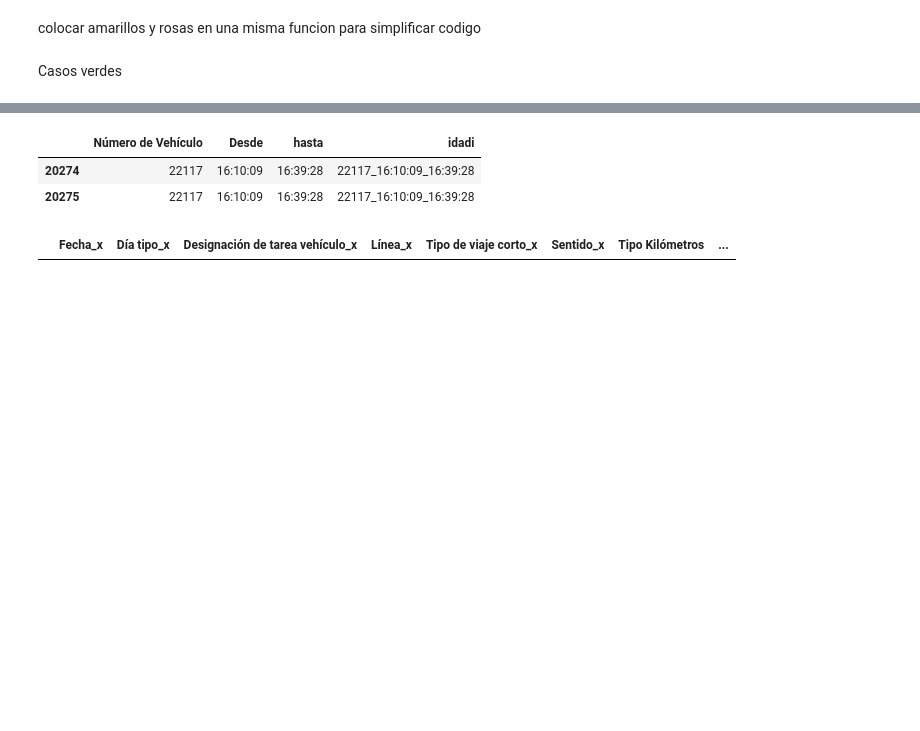
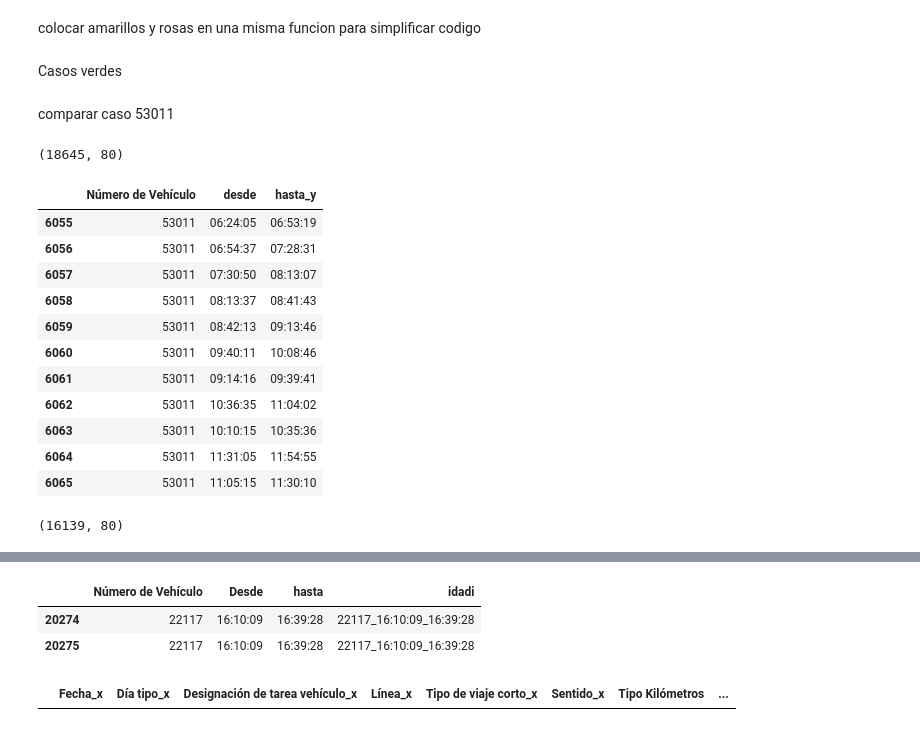
Before and after one commit to williamCastro32/bynm_mergedata, a Jupyter notebook: scripts/Merge.ipynb, the cells around one changed output, grey strips where cells are left out. Cells and saved outputs as stored; diff of their text form; code cells hidden in the pictures; blank space fills up the shorter version.

Commit message:
cambios merge

```diff
--- a/scripts/Merge.ipynb
+++ b/scripts/Merge.ipynb
@@ -40,7 +68,10 @@ kmsmio = kmsmio[kmsmio['Desde'] != '0']
+# %%
+kmsmio['Desde'] = kmsmio['Desde'].apply(extraer_hora_regex)
+kmsmio['hasta'] = kmsmio['hasta'].apply(extraer_hora_regex)
 # %%
 # Se crea una nueva columna 'id'
-kmsmio['id'] = kmsmio.apply(lambda row: '-'.join([str(row['Línea']), str(row['Número de tarea vehículo']),
-                                                   str(row['Desde']), str(row['hasta'])]), axis=1)
+kmsmio['id'] = kmsmio.apply(lambda row: '-'.join((str(row['Fecha']), str(row['Línea']), str(row['Número de tarea vehículo']),
+                                                   str(row['Desde']), str(row['hasta']))), axis=1)
 # %%
 # Se verifica el tamaño del df
 kmsmio.shape
@@ -65,12 +96,15 @@ A35A-99753-1900-01-01 00:16:10-1900-01-01 00:29:23    1
 Name: count, Length: 18645, dtype: int64
 # %% [markdown]
 Procesar reporte finalizado
+# %%
+repofi['desde'] = repofi['desde'].apply(extraer_hora_regex)
+repofi['hasta'] = repofi['hasta'].apply(extraer_hora_regex)
 # %%
 # Filtra el DF por Kms en Servicio
 repofi = repofi[repofi['Tipo de kilometros']== 'Kms en Servicio']
 # Se crea una nueva columna 'id'
-repofi['id'] = repofi.apply(lambda row: '-'.join([str(row['Línea']), str(row['Número de tarea vehículo']),
-                                                  str(row['desde']),str(row['hasta'])]), axis=1)
+repofi['id'] = repofi.apply(lambda row: '-'.join((str(row['Fecha']), str(row['Línea']), str(row['Número de tarea vehículo']),
+                                                   str(row['desde']), str(row['hasta']))), axis=1)
 # %%
 # Se verifica que el id no tenga datos repetidos
 repofi['id'].value_counts().sort_values(ascending=False)
@@ -415,9 +454,35 @@ def rev_amarillos_rosa(row):
 mergebitacora['Largo_y'] = mergebitacora.apply(rev_amarillos_rosa, axis=1)
 # %% [markdown]
 Casos verdes
+# %% [markdown]
+comparar caso 53011
+# %%
+mergebitacora.shape
+# %% [output]
+(18645, 80)
+# %%
+x = mergebitacora[mergebitacora['Número de Vehículo']==53011]
+x[['Número de Vehículo','desde','hasta_y']]
+# %% [output]
+|  | Número de Vehículo | desde | hasta_y |
+| 6055 | 53011 | 06:24:05 | 06:53:19 |
+| 6056 | 53011 | 06:54:37 | 07:28:31 |
+| 6057 | 53011 | 07:30:50 | 08:13:07 |
+| 6058 | 53011 | 08:13:37 | 08:41:43 |
+| 6059 | 53011 | 08:42:13 | 09:13:46 |
+| 6060 | 53011 | 09:40:11 | 10:08:46 |
+| 6061 | 53011 | 09:14:16 | 09:39:41 |
+| 6062 | 53011 | 10:36:35 | 11:04:02 |
+| 6063 | 53011 | 10:10:15 | 10:35:36 |
+| 6064 | 53011 | 11:31:05 | 11:54:55 |
+| 6065 | 53011 | 11:05:15 | 11:30:10 |
 # %%
 # Se filtran las filas en las que no hay número de vehículo ni en 'x' ni en 'y'
 mergebitacora = mergebitacora[(mergebitacora['Número de Vehículo'].notnull()) & (mergebitacora['Número de secuencia de carro'].notna())]
+# %%
+mergebitacora.shape
+# %% [output]
+(16139, 80)
 # %%
 # Se seleccionan las columnas de adicional para el merge
 adi = adi[['Número de Vehículo','Desde','hasta']]
```
Also changed, not shown: parts of 13 cells of this notebook.
